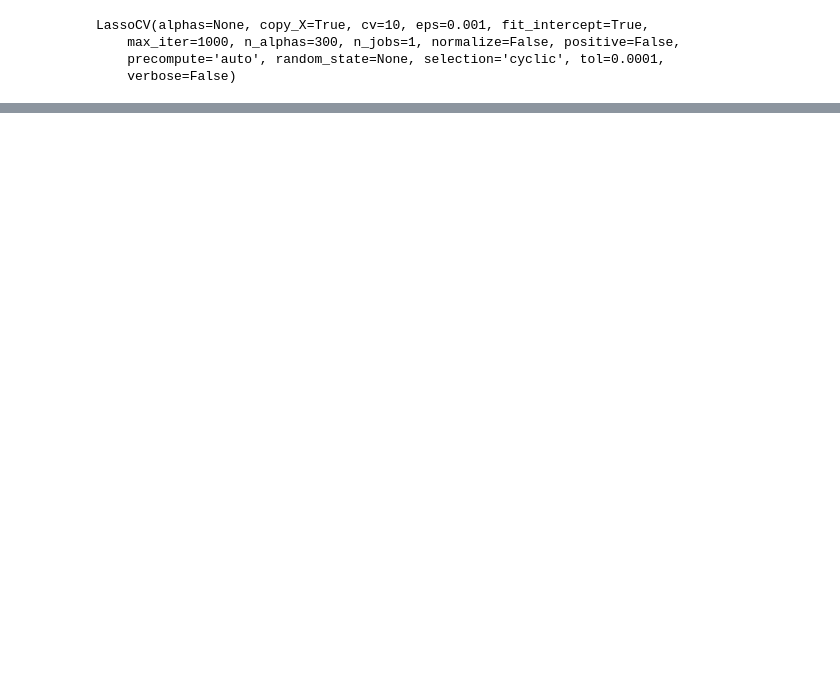
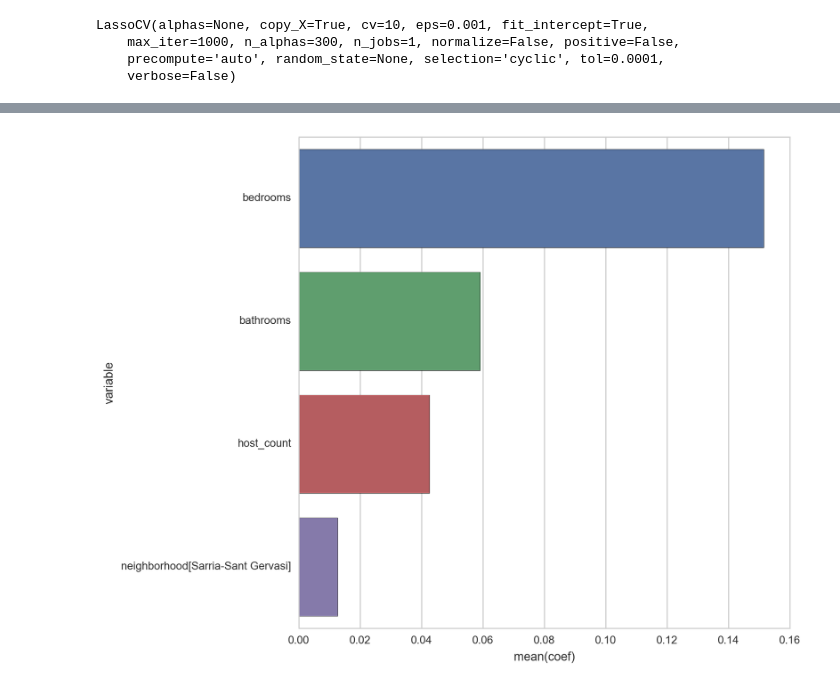
Before and after one commit to Jyojha/DS_Projects, a Jupyter notebook: Barcelona_Model.ipynb, the cells around one changed output, grey strips where cells are left out. Saved outputs shown, nothing was run; the diff lists cells and outputs as text; code cells hidden in the pictures; blank space fills up the shorter version.

```diff
--- a/Barcelona_Model.ipynb
+++ b/Barcelona_Model.ipynb
@@ -205,0 +212,9 @@ sns.barplot(y = linmod_coef.loc[0:15,:].variable, x = linmod_coef.loc[0:15,:].ab
+# %%
+fig, ax = plt.subplots(figsize=(8,8))
+
+sns.barplot(y = lasso_coef[lasso_coef.coef > 0].variable, x = lasso_coef[lasso_coef.coef > 0].coef, data=lasso_coef,
+            ax=ax
+           )
+plt.show()
+# %% [output]
+[figure, added]
```
Also changed, not shown: parts of 21 cells of this notebook.
